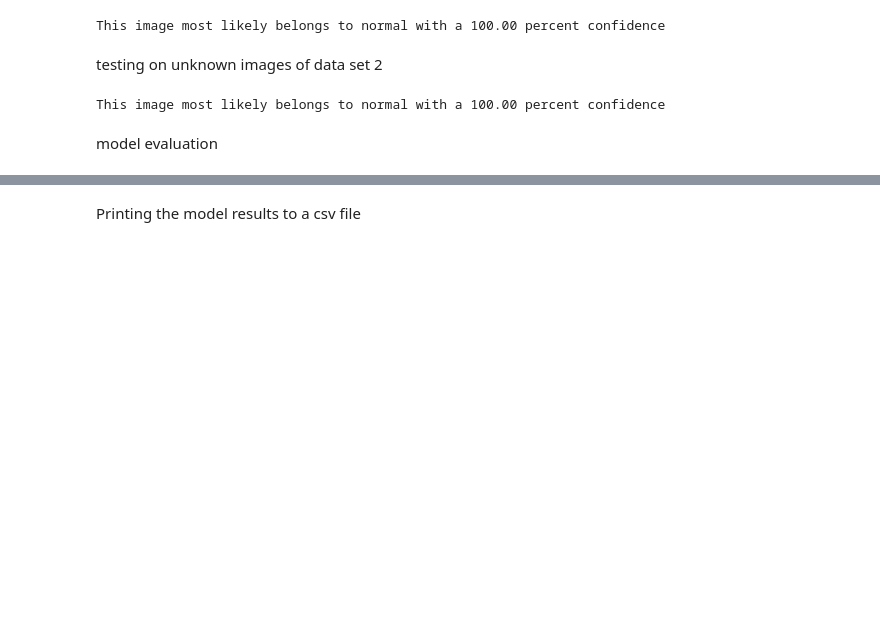
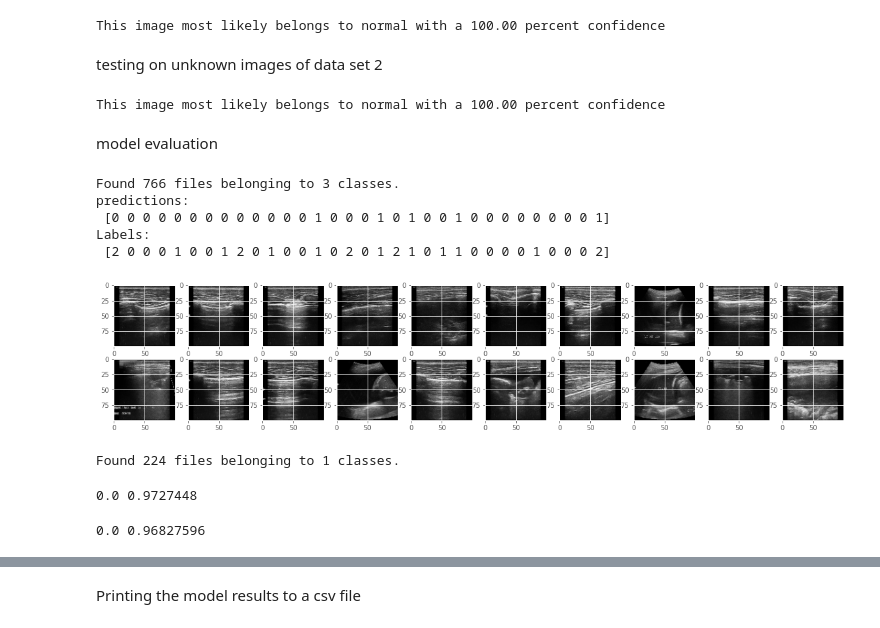
Before and after one commit to pirumba/deeplearning, a Jupyter notebook: Chest_opacity.ipynb, the cells around one changed output, grey strips where cells are left out. Saved outputs shown, nothing was run; the diff lists cells and outputs as text; code cells hidden in the pictures; blank space fills up the shorter version.

```diff
--- a/Chest_opacity.ipynb
+++ b/Chest_opacity.ipynb
@@ -520,3 +520,31 @@ print(
 This image most likely belongs to normal with a 100.00 percent confidence
 # %% [markdown]
 model evaluation
+# %%
+dataset_1 = "/content/drive/MyDrive/deep_learning_project/dataset1"
+test_ds = tf.keras.utils.image_dataset_from_directory(dataset_1, image_size=(100, 100), batch_size=32)
+
+image_batch, label_batch = test_ds.as_numpy_iterator().next()
+predictions = model3.predict_on_batch(image_batch)
+
+predictions = tf.math.argmax(predictions, 1)
+
+print('predictions:\n', predictions.numpy())
+print('Labels:\n', label_batch)
+
+plt.figure(figsize=(20, 10))
+for i in range(20):
+  ax = plt.subplot(5, 10, i+1)
+  plt.imshow(image_batch[i].astype("uint8"))
+# %% [output]
+Found 766 files belonging to 3 classes.
+predictions:
+ [0 0 0 0 0 0 0 0 0 0 0 0 0 1 0 0 0 1 0 1 0 0 1 0 0 0 0 0 0 0 0 1]
+Labels:
+ [2 0 0 0 1 0 0 1 2 0 1 0 0 1 0 2 0 1 2 1 0 1 1 0 0 0 0 1 0 0 0 2]
+[figure, added]
+# %%
+dataset_2 = "/content/drive/MyDrive/deep_learning_project/dataset2"
+test_ds2 = tf.keras.utils.image_dataset_from_directory(dataset_2, image_size=(100, 100), batch_size=32)
+# %% [output]
+Found 224 files belonging to 1 classes.
@@ -522,0 +559,16 @@ model evaluation
+# %%
+normalized_ds2 = test_ds2.map(lambda x, y: (normalization_layer(x), y))
+image_batch, label_batch = next(iter(normalized_ds2))
+first_image = image_batch[3]
+
+print(np.min(first_image), np.max(first_image))
+# %% [output]
+0.0 0.9727448
+# %%
+normalized_ds2 = test_ds2.map(lambda x, y: (normalization_layer(x), y))
+image_batch, label_batch = next(iter(normalized_ds2))
+first_image = image_batch[3]
+
+print(np.min(first_image), np.max(first_image))
+# %% [output]
+0.0 0.96827596
```
Also changed, not shown: parts of 7 cells of this notebook.
